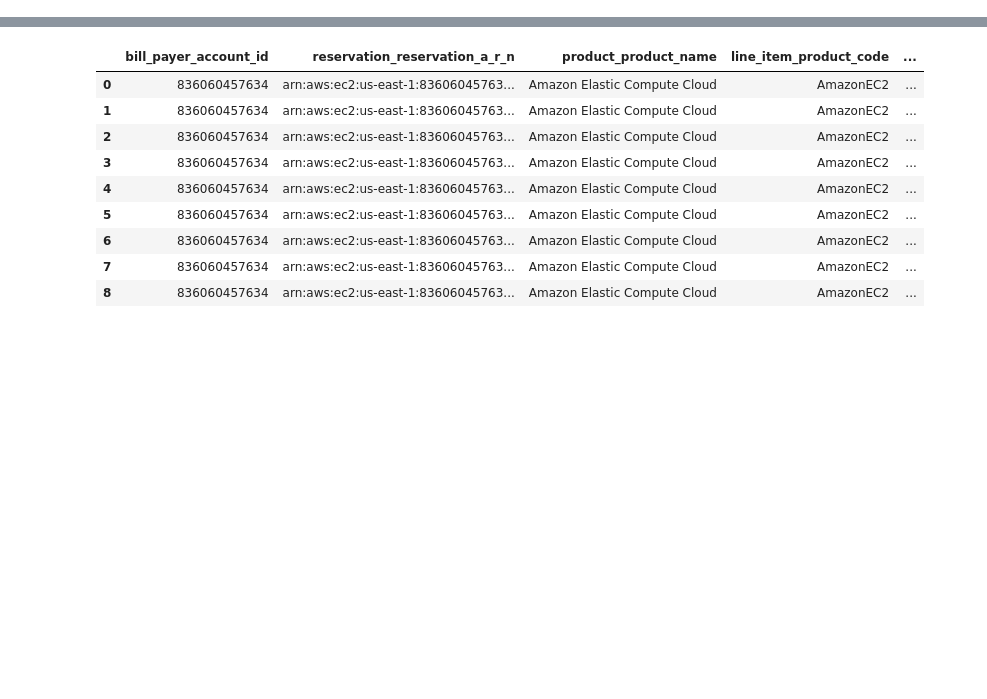
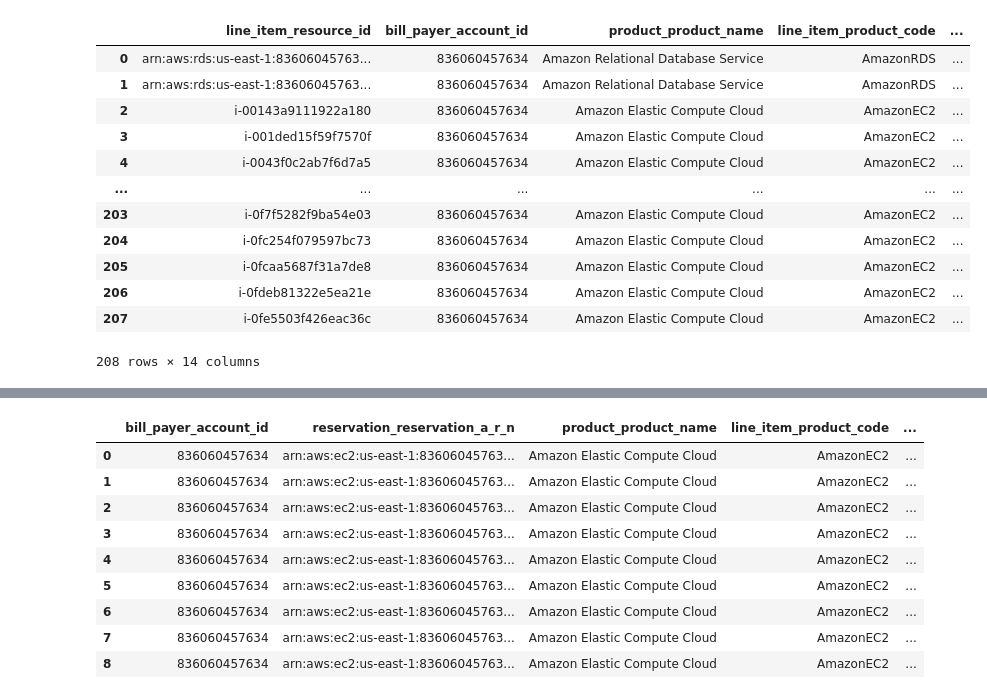
Before and after one commit to monksmojo/kalpa-optimise, a Jupyter notebook: dp-47/main.ipynb, the cells around one changed output, grey strips where cells are left out. Drawn from its saved outputs; the diff is of its cells as text; code cells hidden in the pictures; blank space fills up the shorter version.

```diff
--- a/dp-47/main.ipynb
+++ b/dp-47/main.ipynb
@@ -76,5 +76,5 @@ discounted_usage_df
 # %%
-# Filter the DataFrame where 'line_item_line_item_type' is 'DiscountedUsage'
+# Filter the DataFrame where 'line_item_line_item_type' is 'Usage'
 
 on_demand_that_can_be_reserved = 'NodeUsage|ReadRequestUnits|WriteRequestUnits|InstanceUsage|BoxUsage'
 
@@ -84,31 +84,45 @@ usage_df = df[df['line_item_line_item_type'] == 'Usage']
 # Filter the DataFrame
 usage_df = usage_df[usage_df['line_item_usage_type'].str.contains(on_demand_that_can_be_reserved, na=False)]
 
 usage_df['line_item_usage_amount'] = usage_df['line_item_usage_amount'].astype(float)
 usage_df['line_item_normalized_usage_amount'] = usage_df['line_item_normalized_usage_amount'].astype(float)
 usage_df['line_item_normalization_factor'] = usage_df['line_item_normalization_factor'].astype(float)
 usage_df.loc[usage_df['line_item_normalization_factor'] == 0, 'line_item_normalization_factor'] = 1
 usage_df['line_item_normalization_factor'].fillna(1).astype(int)
 usage_df.loc[usage_df['line_item_normalization_factor'] == '', 'line_item_normalization_factor'] = 1
 usage_df['line_item_unblended_cost'] = usage_df['line_item_unblended_cost'].astype(float)
 
 usage_df = usage_df.groupby(
     [   'line_item_resource_id',
         'bill_payer_account_id',
         'product_product_name',
         'line_item_product_code',
         'product_region',
         'line_item_usage_type',
         'product_instance_type_family',
         'product_instance_type',
         'line_item_operation',
         'line_item_line_item_type',
         'line_item_normalization_factor'
     ]
 ).agg(
     line_item_usage_amount=('line_item_usage_amount', 'sum'),
     line_item_unblended_cost=('line_item_unblended_cost', 'count')
 ).reset_index()
 usage_df['line_item_normalized_usage_amount'] = usage_df['line_item_usage_amount'].astype(float) * usage_df['line_item_normalization_factor'].astype(float)
+usage_df.to_csv('sample_output/ondemand_usage.csv', index=False)
 usage_df
-usage_df.to_csv('ondemand_usage.csv', index=False)
+# %% [output]
+|  | line_item_resource_id | bill_payer_account_id | product_product_name | line_item_product_code | ... |
+| 0 | arn:aws:rds:us-east-1:83606045763... | 836060457634 | Amazon Relational Database Service | AmazonRDS | ... |
+| 1 | arn:aws:rds:us-east-1:83606045763... | 836060457634 | Amazon Relational Database Service | AmazonRDS | ... |
+| 2 | i-00143a9111922a180 | 836060457634 | Amazon Elastic Compute Cloud | AmazonEC2 | ... |
+| 3 | i-001ded15f59f7570f | 836060457634 | Amazon Elastic Compute Cloud | AmazonEC2 | ... |
+| 4 | i-0043f0c2ab7f6d7a5 | 836060457634 | Amazon Elastic Compute Cloud | AmazonEC2 | ... |
+| ... | ... | ... | ... | ... | ... |
+| 203 | i-0f7f5282f9ba54e03 | 836060457634 | Amazon Elastic Compute Cloud | AmazonEC2 | ... |
+| 204 | i-0fc254f079597bc73 | 836060457634 | Amazon Elastic Compute Cloud | AmazonEC2 | ... |
+| 205 | i-0fcaa5687f31a7de8 | 836060457634 | Amazon Elastic Compute Cloud | AmazonEC2 | ... |
+| 206 | i-0fdeb81322e5ea21e | 836060457634 | Amazon Elastic Compute Cloud | AmazonEC2 | ... |
+| 207 | i-0fe5503f426eac36c | 836060457634 | Amazon Elastic Compute Cloud | AmazonEC2 | ... |
+208 rows × 14 columns
```
Also changed, not shown: parts of 4 cells of this notebook, 3 other files.
